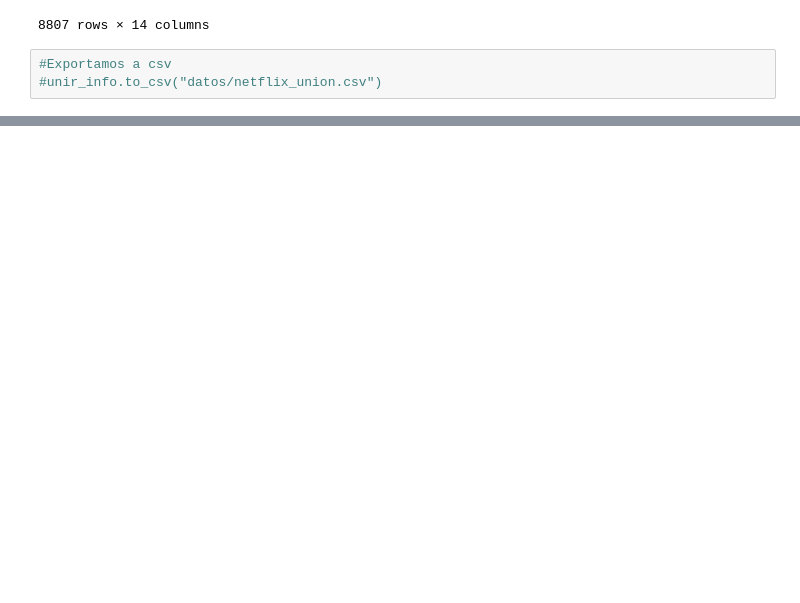
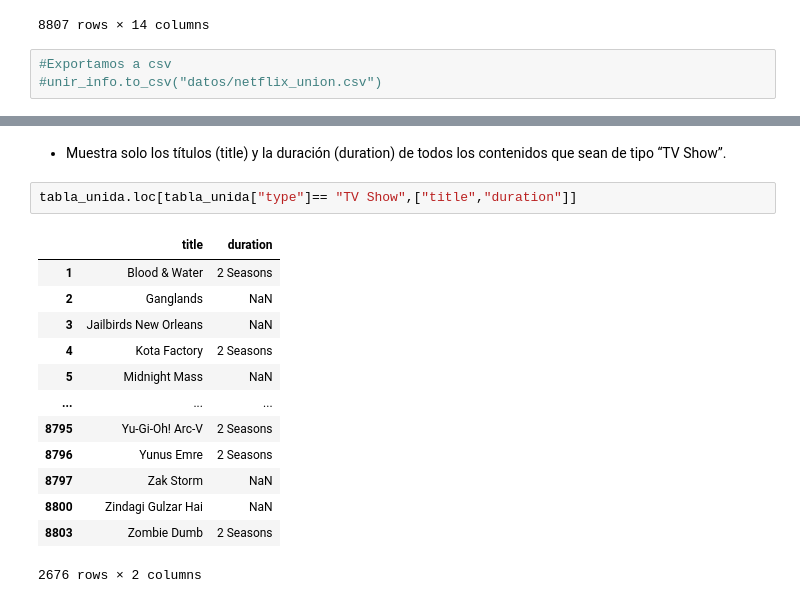
Before and after one commit to apelsito/laboratorio-modulo2-leccion02-eda-union, a Jupyter notebook: laboratorio-modulo2-leccion02-eda-union.ipynb, the cells around one changed output, grey strips where cells are left out. Cells and saved outputs as stored; diff of their text form; blank space fills up the shorter version.

```diff
--- a/laboratorio-modulo2-leccion02-eda-union.ipynb
+++ b/laboratorio-modulo2-leccion02-eda-union.ipynb
@@ -621,0 +616,18 @@ Usando el DataFrame creado en la Parte 2:
+# %% [markdown]
+   - Muestra solo los títulos (title) y la duración (duration) de todos los contenidos que sean de tipo “TV Show”.
+# %%
+tabla_unida.loc[tabla_unida["type"]== "TV Show",["title","duration"]]
+# %% [output]
+|  | title | duration |
+| 1 | Blood & Water | 2 Seasons |
+| 2 | Ganglands | NaN |
+| 3 | Jailbirds New Orleans | NaN |
+| 4 | Kota Factory | 2 Seasons |
+| 5 | Midnight Mass | NaN |
+| ... | ... | ... |
+| 8795 | Yu-Gi-Oh! Arc-V | 2 Seasons |
+| 8796 | Yunus Emre | 2 Seasons |
+| 8797 | Zak Storm | NaN |
+| 8800 | Zindagi Gulzar Hai | NaN |
+| 8803 | Zombie Dumb | 2 Seasons |
+2676 rows × 2 columns
```
Also changed, not shown: parts of 19 cells of this notebook.
